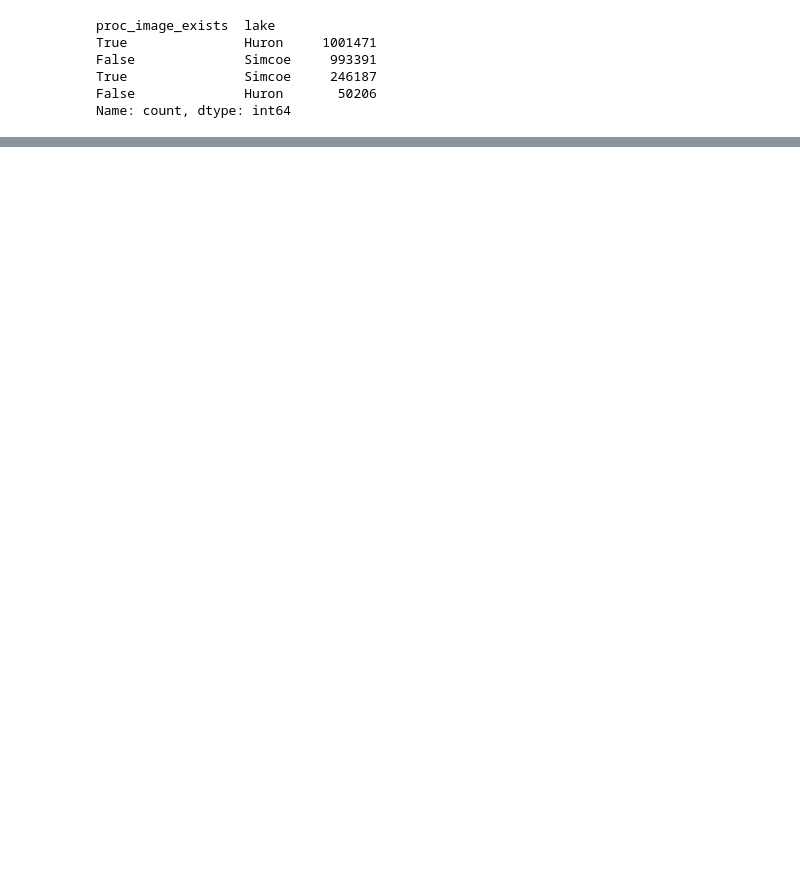
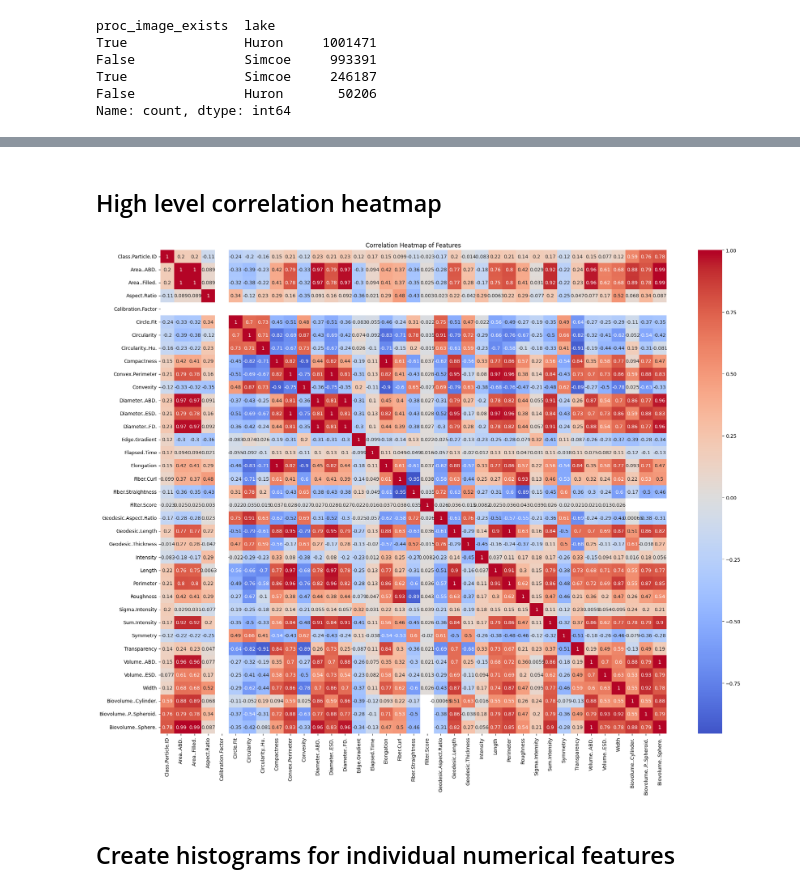
Before and after one commit to Marcus-U/STA2453-Zooplankton, a Jupyter notebook: EDA_v2.ipynb, the cells around one changed output, grey strips where cells are left out. Cells and saved outputs as stored; diff of their text form; code cells hidden in the pictures; blank space fills up the shorter version.

```diff
--- a/EDA_v2.ipynb
+++ b/EDA_v2.ipynb
@@ -83,8 +86,15 @@ Clearly we have some serious unbalanced issues with data points
+# %% [markdown]
+## High level correlation heatmap
 # %%
+float_columns = priority_df.select_dtypes(include=['float']).columns.tolist()
 
 
 plt.figure(figsize=(20, 16))
-sns.heatmap(features.corr(), annot=True, cmap='coolwarm', center=0)
+sns.heatmap(priority_df[float_columns].corr(), annot=True, cmap='coolwarm', center=0)
 plt.title('Correlation Heatmap of Features')
 plt.tight_layout()
 plt.show()
+# %% [output]
+[figure, added]
+# %% [markdown]
+## Create histograms for individual numerical features
```
Also changed, not shown: parts of 22 cells of this notebook.
